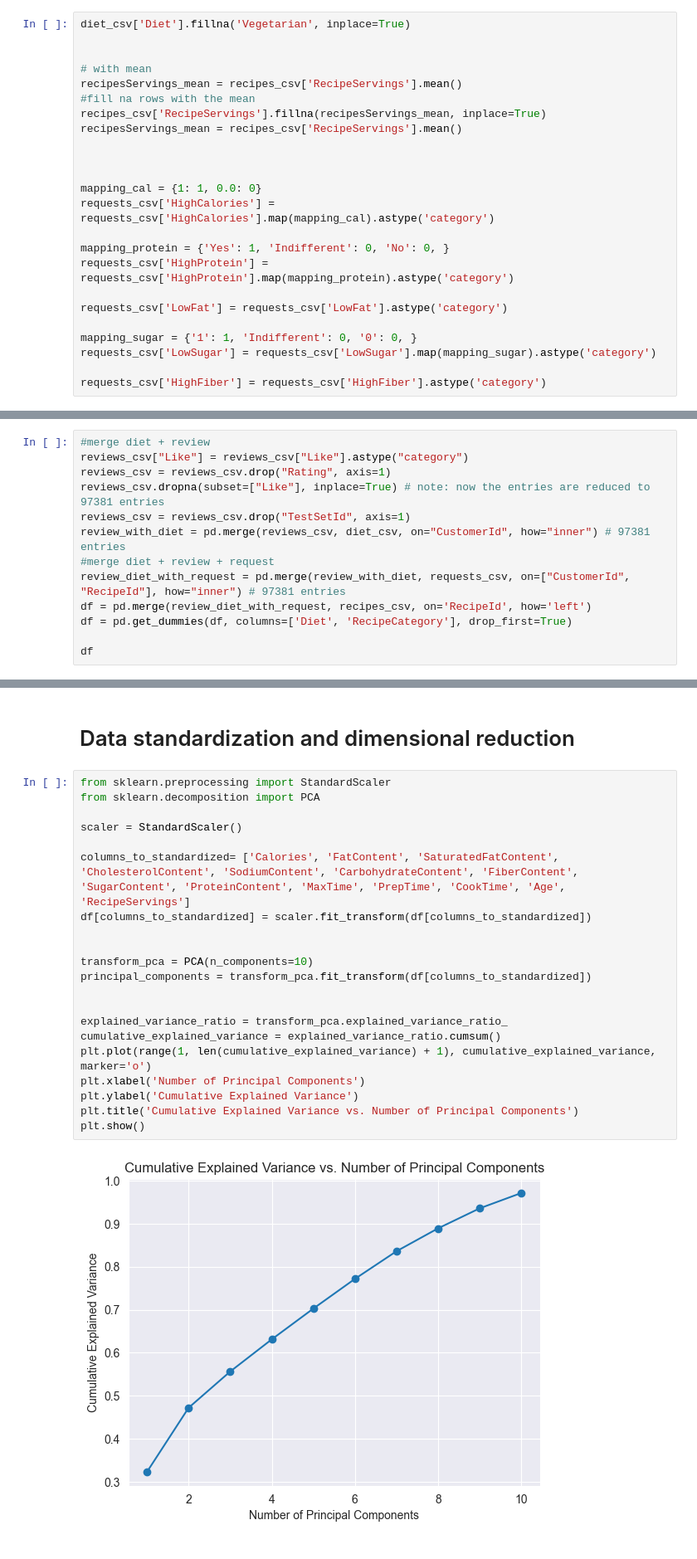
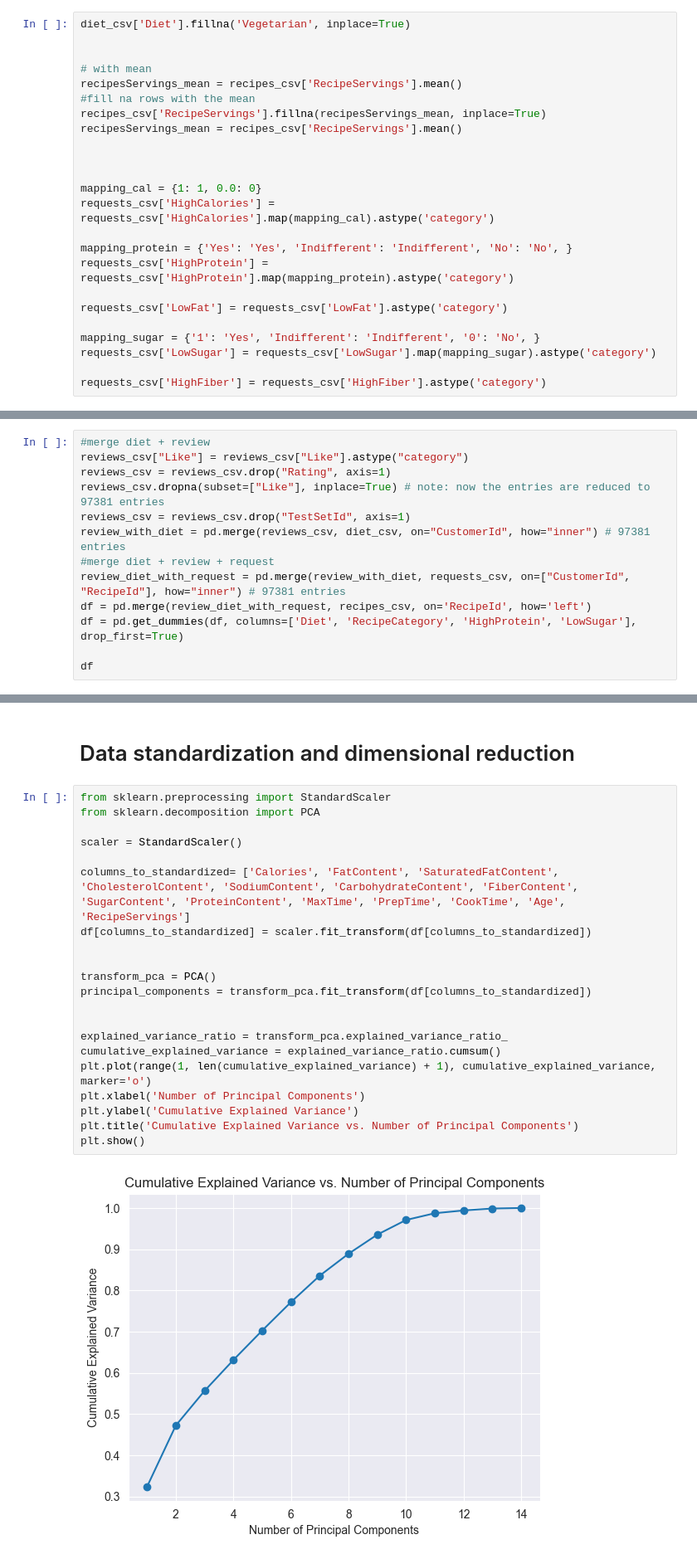
Before and after one commit to MittmannM/AnalyticsCupTUM, a Jupyter notebook: AC 2.1.ipynb, the cells around one changed output, grey strips where cells are left out. Shown: that part at 83% size. Saved outputs shown, nothing was run; the diff lists cells and outputs as text.

```diff
--- a/AC 2.1.ipynb
+++ b/AC 2.1.ipynb
@@ -48,12 +48,12 @@ recipesServings_mean = recipes_csv['RecipeServings'].mean()
 mapping_cal = {1: 1, 0.0: 0}
 requests_csv['HighCalories'] = requests_csv['HighCalories'].map(mapping_cal).astype('category')
 
-mapping_protein = {'Yes': 1, 'Indifferent': 0, 'No': 0, }
+mapping_protein = {'Yes': 'Yes', 'Indifferent': 'Indifferent', 'No': 'No', }
 requests_csv['HighProtein'] = requests_csv['HighProtein'].map(mapping_protein).astype('category')
 
 requests_csv['LowFat'] = requests_csv['LowFat'].astype('category')
 
-mapping_sugar = {'1': 1, 'Indifferent': 0, '0': 0, }
+mapping_sugar = {'1': 'Yes', 'Indifferent': 'Indifferent', '0': 'No', }
 requests_csv['LowSugar'] = requests_csv['LowSugar'].map(mapping_sugar).astype('category')
 
 requests_csv['HighFiber'] = requests_csv['HighFiber'].astype('category')
@@ -69,7 +69,7 @@ review_with_diet = pd.merge(reviews_csv, diet_csv, on="CustomerId", how="inner")
 #merge diet + review + request
 review_diet_with_request = pd.merge(review_with_diet, requests_csv, on=["CustomerId", "RecipeId"], how="inner") # 97381 entries
 df = pd.merge(review_diet_with_request, recipes_csv, on='RecipeId', how='left')
-df = pd.get_dummies(df, columns=['Diet', 'RecipeCategory'], drop_first=True)
+df = pd.get_dummies(df, columns=['Diet', 'RecipeCategory', 'HighProtein', 'LowSugar'], drop_first=True)
 
 df
 # %% [output]
@@ -152,26 +152,26 @@ df.loc[outliers, 'RecipeServings'] = median_without_outliers
 # %%
 from sklearn.preprocessing import StandardScaler
 from sklearn.decomposition import PCA
 
 scaler = StandardScaler()
 
 columns_to_standardized= ['Calories', 'FatContent', 'SaturatedFatContent', 'CholesterolContent', 'SodiumContent', 'CarbohydrateContent', 'FiberContent', 'SugarContent', 'ProteinContent', 'MaxTime', 'PrepTime', 'CookTime', 'Age', 'RecipeServings']
 df[columns_to_standardized] = scaler.fit_transform(df[columns_to_standardized])
 
 
-transform_pca = PCA(n_components=10)
+transform_pca = PCA()
 principal_components = transform_pca.fit_transform(df[columns_to_standardized])
 
 
 explained_variance_ratio = transform_pca.explained_variance_ratio_
 cumulative_explained_variance = explained_variance_ratio.cumsum()
 plt.plot(range(1, len(cumulative_explained_variance) + 1), cumulative_explained_variance, marker='o')
 plt.xlabel('Number of Principal Components')
 plt.ylabel('Cumulative Explained Variance')
 plt.title('Cumulative Explained Variance vs. Number of Principal Components')
 plt.show()
 # %% [output]
-[figure, old version]
+[figure, new version]
 # %% [markdown]
 # Fit Model
 # %%
```
Also changed, not shown: parts of 4 cells of this notebook.
